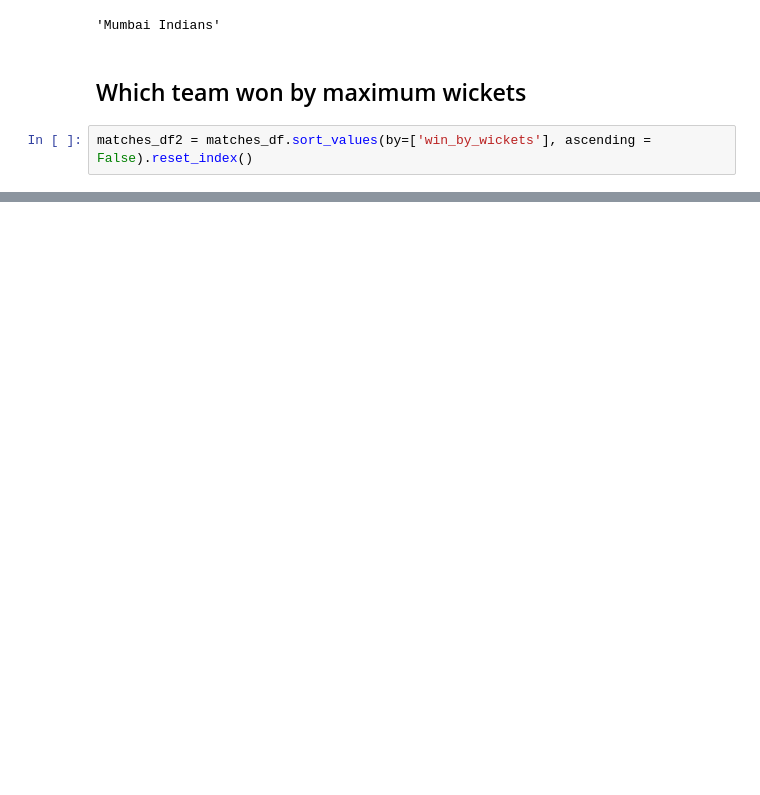
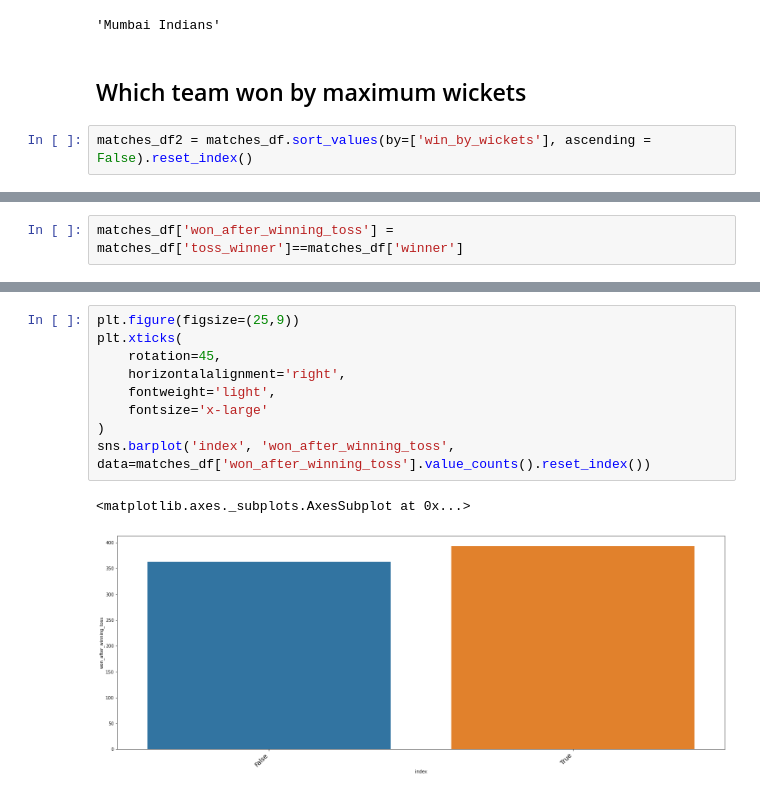
Before and after one commit to prateekk21/ipl-t20-cricket-analysis, a Jupyter notebook: Prateek_Arora_IPL_T20_Cricket_Analysis.ipynb, the cells around one changed output, grey strips where cells are left out. Drawn from its saved outputs; the diff is of its cells as text; blank space fills up the shorter version.

```diff
--- a/Prateek_Arora_IPL_T20_Cricket_Analysis.ipynb
+++ b/Prateek_Arora_IPL_T20_Cricket_Analysis.ipynb
@@ -218,0 +276,2 @@ matches_df2.head()
+# %%
+matches_df['won_after_winning_toss'] = matches_df['toss_winner']==matches_df['winner']
@@ -218,0 +293,12 @@ matches_df2.head()
+# %%
+plt.figure(figsize=(25,9))
+plt.xticks(
+    rotation=45,
+    horizontalalignment='right',
+    fontweight='light',
+    fontsize='x-large'
+)
+sns.barplot('index', 'won_after_winning_toss', data=matches_df['won_after_winning_toss'].value_counts().reset_index())
+# %% [output]
+<matplotlib.axes._subplots.AxesSubplot at 0x...>
+[figure, added]
```
Also changed, not shown: parts of 22 cells of this notebook.
